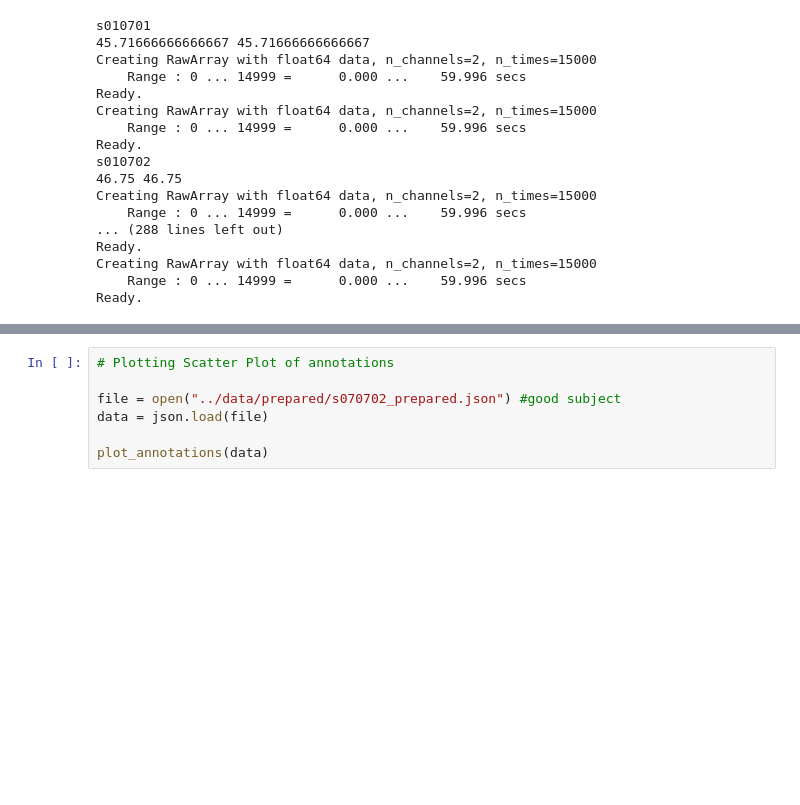
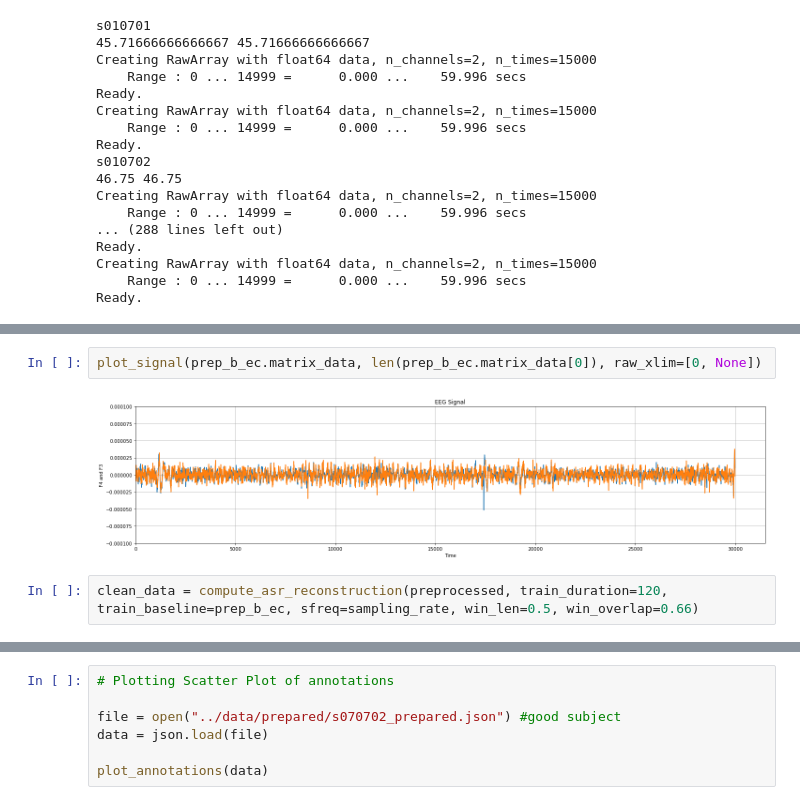
Before and after one commit to BRomans/EmotionMusic-Classification, a Jupyter notebook: notebooks/EM-DataPreparing.ipynb, the cells around one changed output, grey strips where cells are left out. Saved outputs shown, nothing was run; the diff lists cells and outputs as text; blank space fills up the shorter version.

```diff
--- a/notebooks/EM-DataPreparing.ipynb
+++ b/notebooks/EM-DataPreparing.ipynb
@@ -157,0 +249,6 @@ Effective window size : 8.192 (s)
+# %%
+plot_signal(prep_b_ec.matrix_data, len(prep_b_ec.matrix_data[0]), raw_xlim=[0, None])
+# %% [output]
+[figure, added]
+# %%
+clean_data = compute_asr_reconstruction(preprocessed, train_duration=120, train_baseline=prep_b_ec, sfreq=sampling_rate, win_len=0.5, win_overlap=0.66)
```
Also changed, not shown: parts of 8 cells of this notebook.
